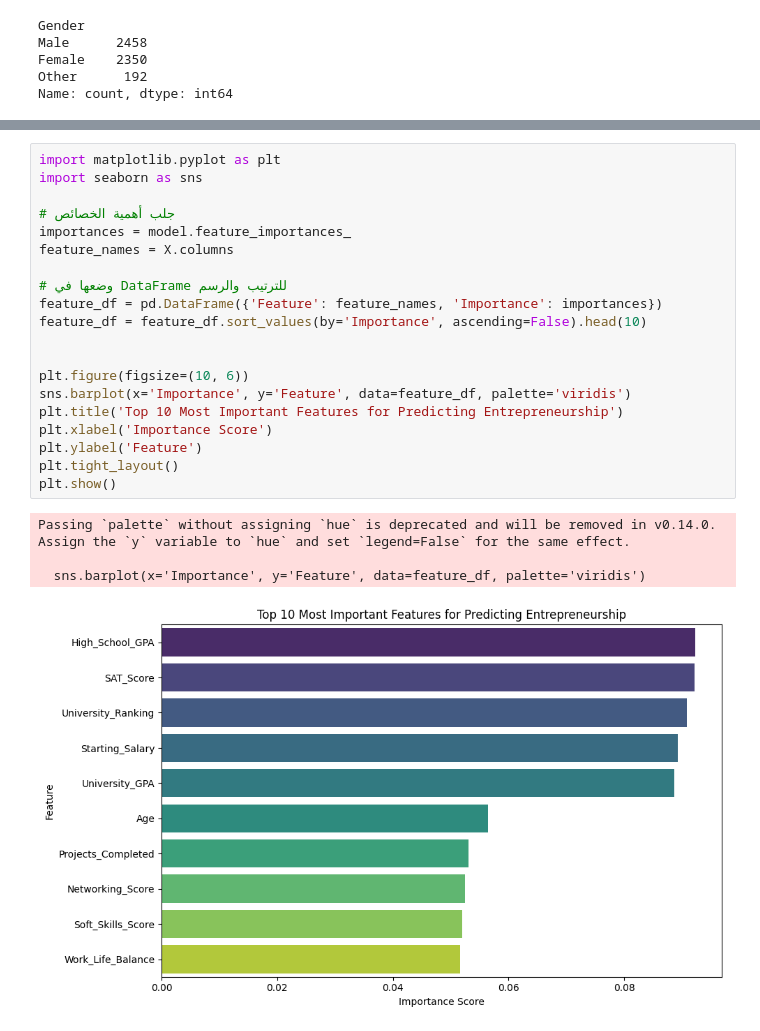
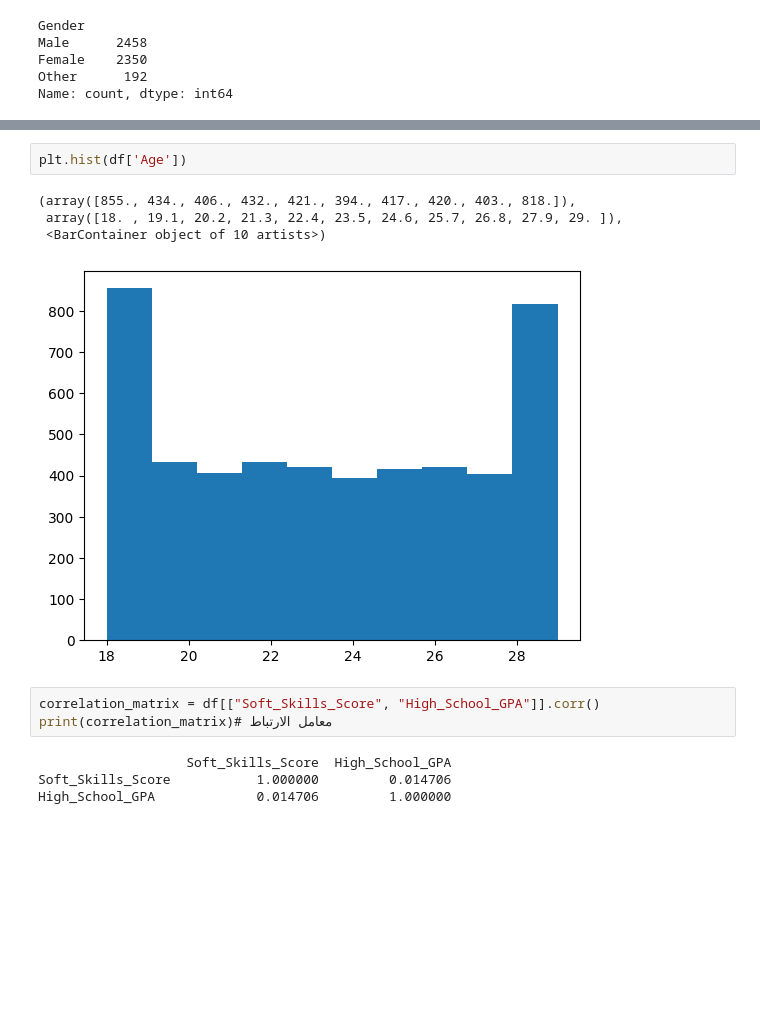
Before and after one commit to Tarek996-blip/Project_EELU_ML, a Jupyter notebook: EELU_ML.ipynb, the cells around one changed output, grey strips where cells are left out. Drawn from its saved outputs; the diff is of its cells as text; blank space fills up the shorter version.

```diff
--- a/EELU_ML.ipynb
+++ b/EELU_ML.ipynb
@@ -344,27 +326,16 @@ plt.show()
-# %%
-import matplotlib.pyplot as plt
-import seaborn as sns
-
-# جلب أهمية الخصائص
-importances = model.feature_importances_
-feature_names = X.columns
-
-# وضعها في DataFrame للترتيب والرسم
-feature_df = pd.DataFrame({'Feature': feature_names, 'Importance': importances})
-feature_df = feature_df.sort_values(by='Importance', ascending=False).head(10)
-
-
-plt.figure(figsize=(10, 6))
-sns.barplot(x='Importance', y='Feature', data=feature_df, palette='viridis')
-plt.title('Top 10 Most Important Features for Predicting Entrepreneurship')
-plt.xlabel('Importance Score')
-plt.ylabel('Feature')
-plt.tight_layout()
-plt.show()
-# %% [output]
-Passing `palette` without assigning `hue` is deprecated and will be removed in v0.14.0. Assign the `y` variable to `hue` and set `legend=False` for the same effect.
-
-  sns.barplot(x='Importance', y='Feature', data=feature_df, palette='viridis')
-[figure, old version]
+# %%
+plt.hist(df['Age'])
+# %% [output]
+(array([855., 434., 406., 432., 421., 394., 417., 420., 403., 818.]),
+ array([18. , 19.1, 20.2, 21.3, 22.4, 23.5, 24.6, 25.7, 26.8, 27.9, 29. ]),
+ <BarContainer object of 10 artists>)
+[figure, added]
+# %%
+correlation_matrix = df[["Soft_Skills_Score", "High_School_GPA"]].corr()
+print(correlation_matrix)# معامل الارتباط
+# %% [output]
+                   Soft_Skills_Score  High_School_GPA
+Soft_Skills_Score           1.000000         0.014706
+High_School_GPA             0.014706         1.000000
 # %%
 object_columns = df.select_dtypes(include='object').columns
```
Also changed, not shown: parts of 26 cells of this notebook, 1 other file.
